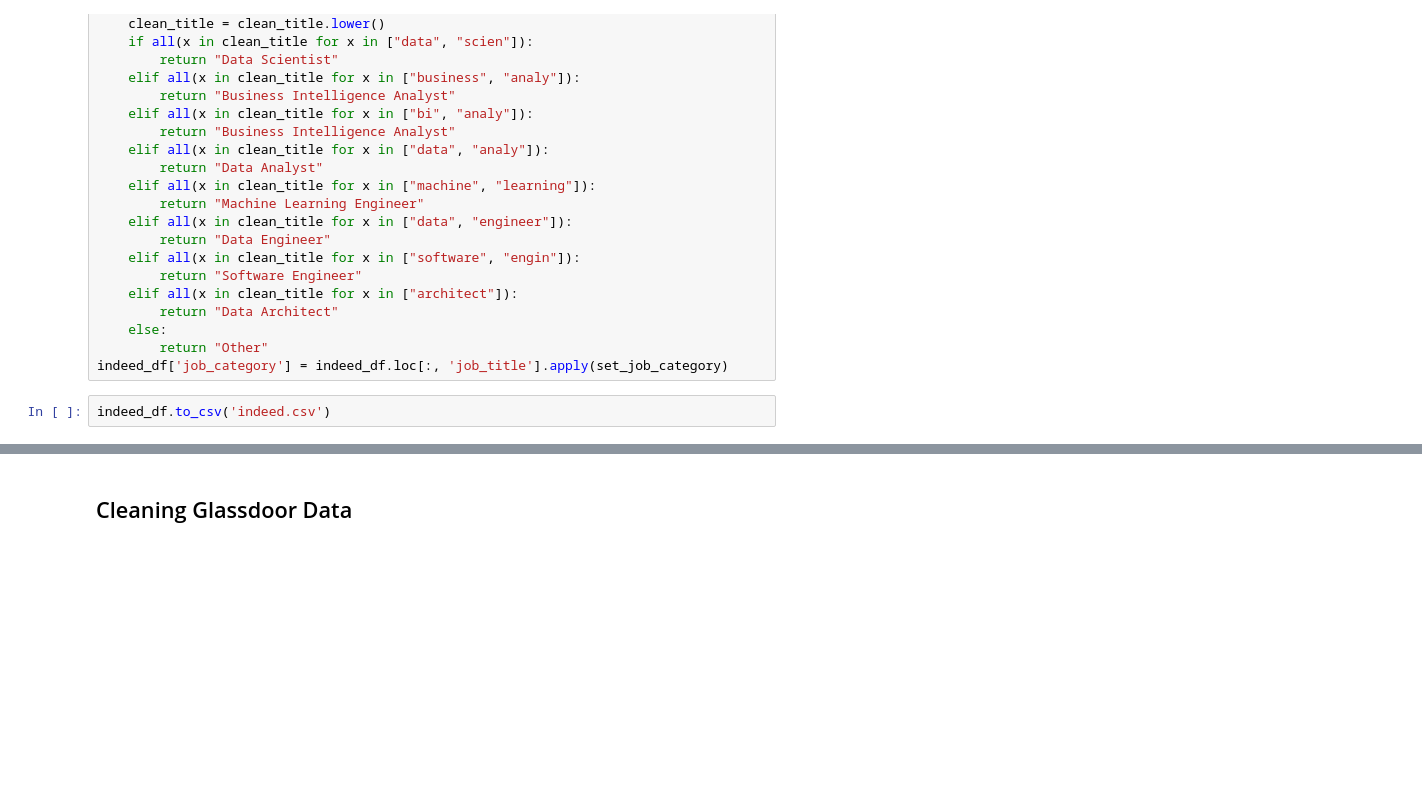
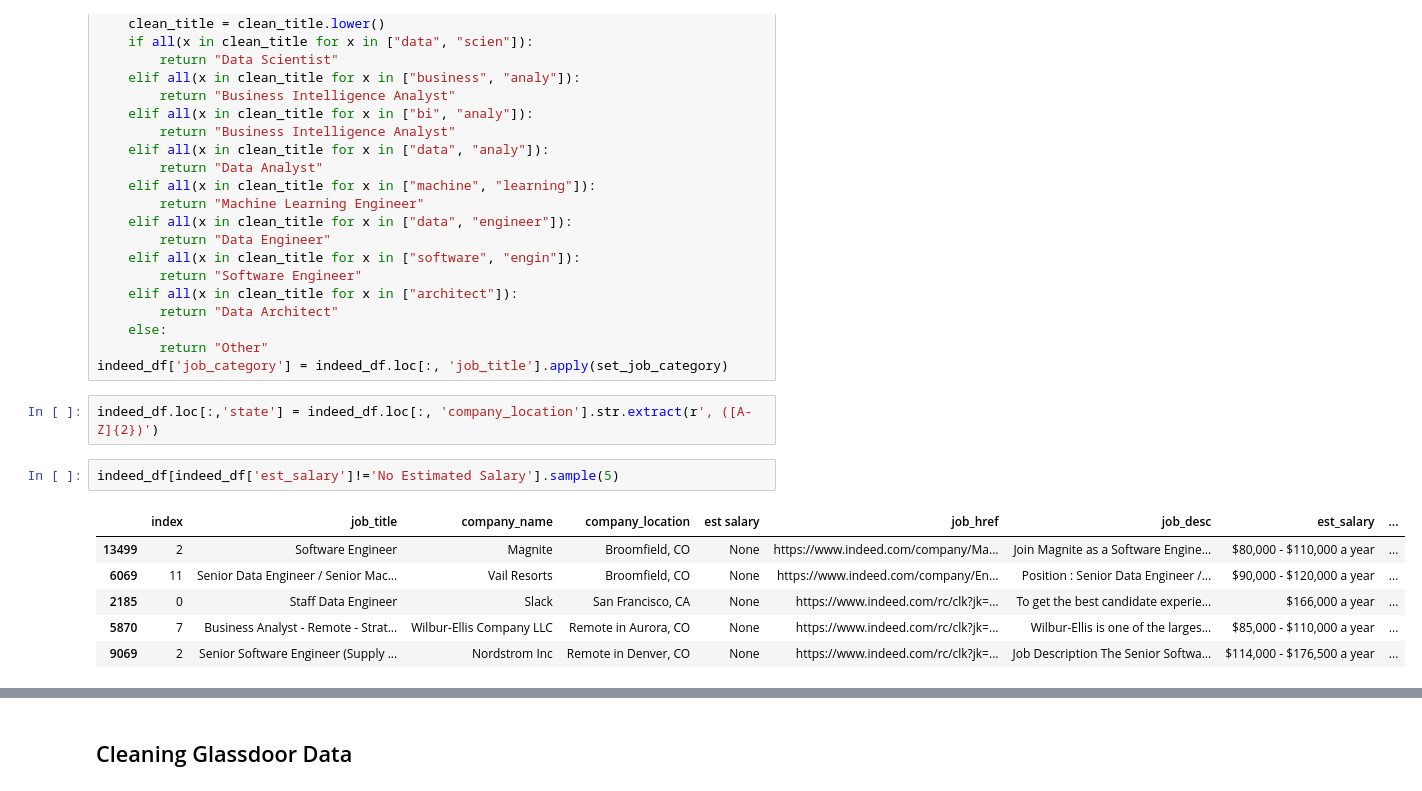
Before and after one commit to molieriAC/DSTools1_FinalProject, a Jupyter notebook: Indeed_Feature_Extraction.ipynb, the cells around one changed output, grey strips where cells are left out. Saved outputs shown, nothing was run; the diff lists cells and outputs as text; blank space fills up the shorter version.

Commit message:
added 4 features, state, salary_low, salary_high, and pay_rate

```diff
--- a/Indeed_Feature_Extraction.ipynb
+++ b/Indeed_Feature_Extraction.ipynb
@@ -81,5 +81,14 @@ def set_job_category(job_title):
     else:
         return "Other"
 indeed_df['job_category'] = indeed_df.loc[:, 'job_title'].apply(set_job_category)
-# %%
-indeed_df.to_csv('indeed.csv')
+# %%
+indeed_df.loc[:,'state'] = indeed_df.loc[:, 'company_location'].str.extract(r', ([A-Z]{2})')
+# %%
+indeed_df[indeed_df['est_salary']!='No Estimated Salary'].sample(5)
+# %% [output]
+|  | index | job_title | company_name | company_location | est salary | job_href | job_desc | est_salary | ... |
+| 13499 | 2 | Software Engineer | Magnite | Broomfield, CO | None | https://www.indeed.com/company/Ma... | Join Magnite as a Software Engine... | $80,000 - $110,000 a year | ... |
+| 6069 | 11 | Senior Data Engineer / Senior Mac... | Vail Resorts | Broomfield, CO | None | https://www.indeed.com/company/En... | Position : Senior Data Engineer /... | $90,000 - $120,000 a year | ... |
+| 2185 | 0 | Staff Data Engineer | Slack | San Francisco, CA | None | https://www.indeed.com/rc/clk?jk=... | To get the best candidate experie... | $166,000 a year | ... |
+| 5870 | 7 | Business Analyst - Remote - Strat... | Wilbur-Ellis Company LLC | Remote in Aurora, CO | None | https://www.indeed.com/rc/clk?jk=... | Wilbur-Ellis is one of the larges... | $85,000 - $110,000 a year | ... |
+| 9069 | 2 | Senior Software Engineer (Supply ... | Nordstrom Inc | Remote in Denver, CO | None | https://www.indeed.com/rc/clk?jk=... | Job Description The Senior Softwa... | $114,000 - $176,500 a year | ... |
```
Also changed, not shown: parts of 6 cells of this notebook.
